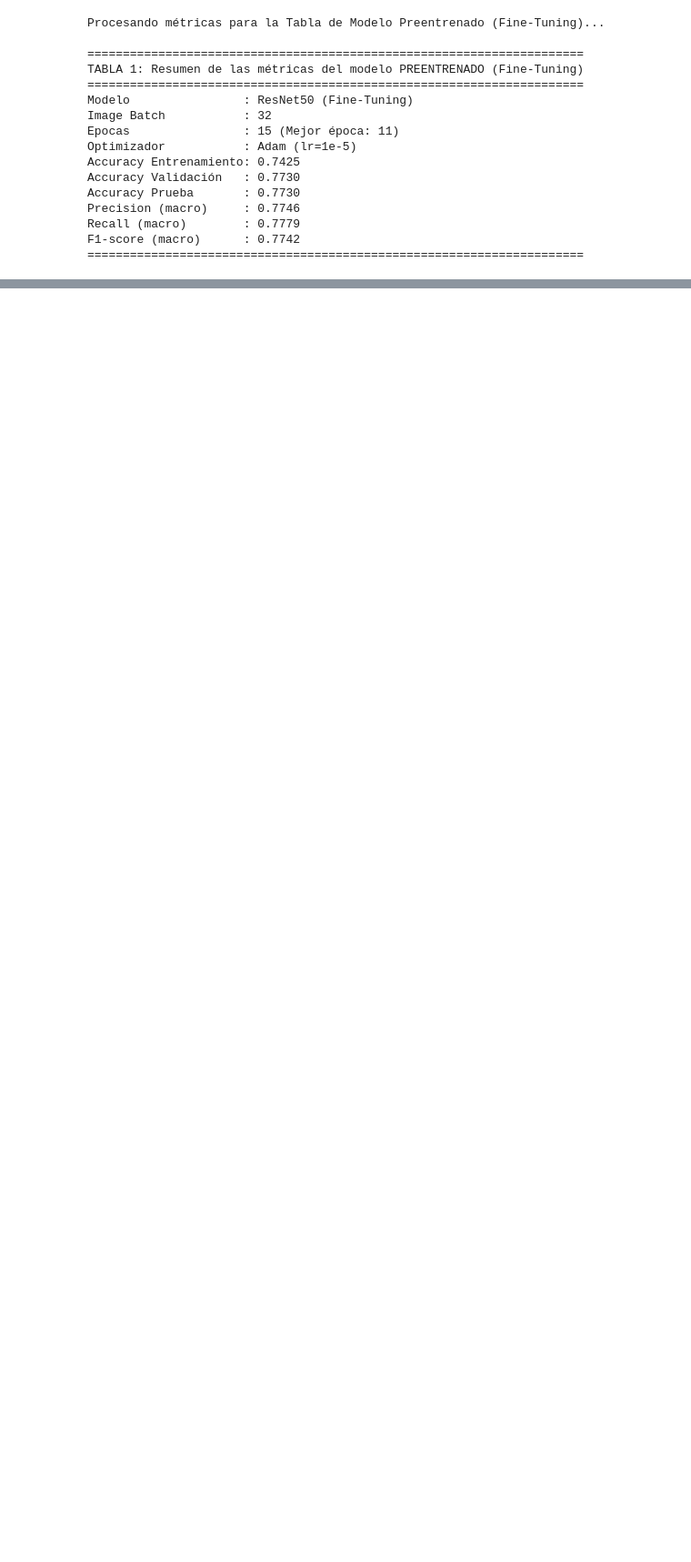
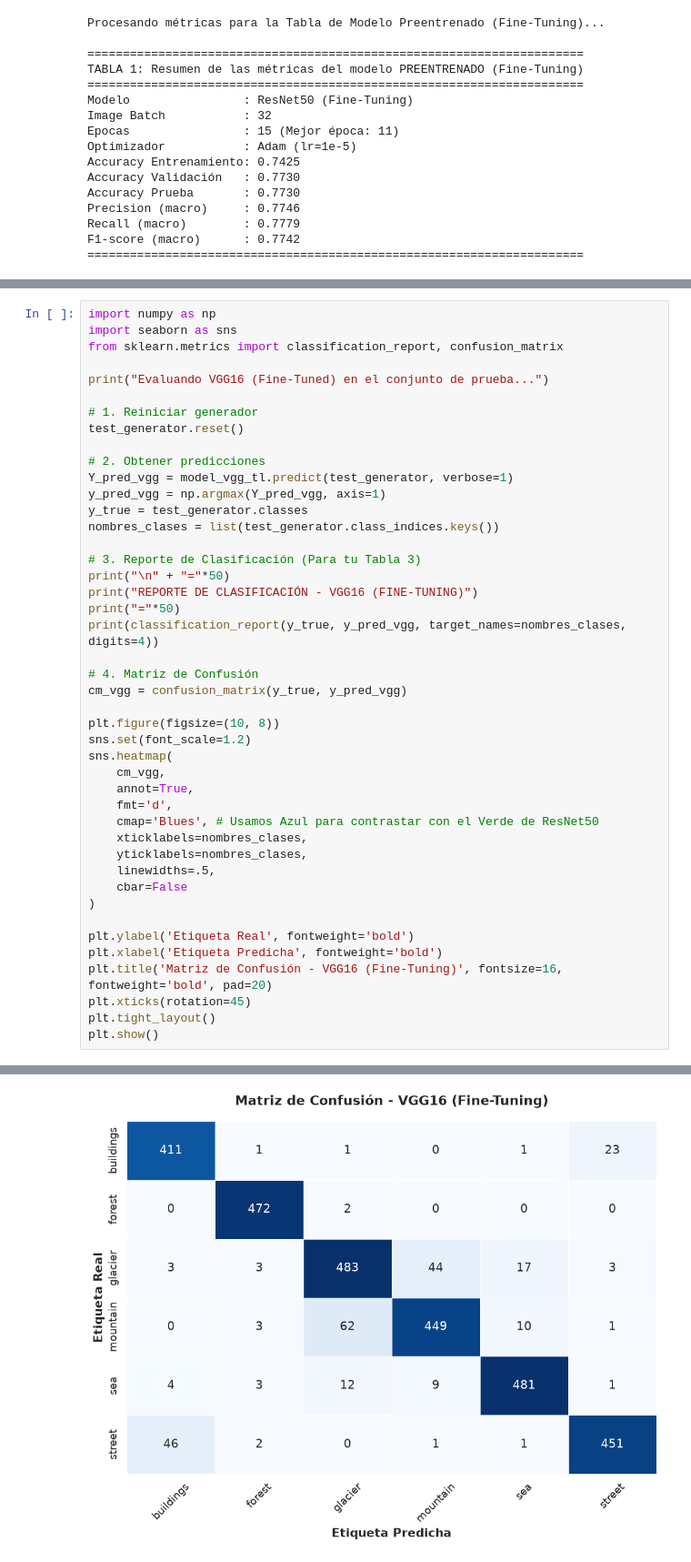
Before and after one commit to CristianOlivera1/training-intel-image, a Jupyter notebook: script.ipynb, the cells around one changed output, grey strips where cells are left out. Shown at 91% size. Cells and saved outputs as stored; diff of their text form; blank space fills up the shorter version.

```diff
--- a/script.ipynb
+++ b/script.ipynb
@@ -1142,0 +979,45 @@ F1-score (macro)      : 0.7742
+# %%
+import numpy as np
+import seaborn as sns
+from sklearn.metrics import classification_report, confusion_matrix
+
+print("Evaluando VGG16 (Fine-Tuned) en el conjunto de prueba...")
+
+# 1. Reiniciar generador
+test_generator.reset()
+
+# 2. Obtener predicciones
+Y_pred_vgg = model_vgg_tl.predict(test_generator, verbose=1)
+y_pred_vgg = np.argmax(Y_pred_vgg, axis=1)
+y_true = test_generator.classes
+nombres_clases = list(test_generator.class_indices.keys())
+
+# 3. Reporte de Clasificación (Para tu Tabla 3)
+print("\n" + "="*50)
+print("REPORTE DE CLASIFICACIÓN - VGG16 (FINE-TUNING)")
+print("="*50)
+print(classification_report(y_true, y_pred_vgg, target_names=nombres_clases, digits=4))
+
+# 4. Matriz de Confusión
+cm_vgg = confusion_matrix(y_true, y_pred_vgg)
+
+plt.figure(figsize=(10, 8))
+sns.set(font_scale=1.2)
+sns.heatmap(
+    cm_vgg,
+    annot=True,
+    fmt='d',
+    cmap='Blues', # Usamos Azul para contrastar con el Verde de ResNet50
+    xticklabels=nombres_clases,
+    yticklabels=nombres_clases,
+    linewidths=.5,
+    cbar=False
+)
+
+plt.ylabel('Etiqueta Real', fontweight='bold')
+plt.xlabel('Etiqueta Predicha', fontweight='bold')
+plt.title('Matriz de Confusión - VGG16 (Fine-Tuning)', fontsize=16, fontweight='bold', pad=20)
+plt.xticks(rotation=45)
+plt.tight_layout()
+plt.show()
+# %% [output]
@@ -1142,0 +1042 @@ F1-score (macro)      : 0.7742
+[figure, added]
```
Also changed, not shown: parts of 62 cells of this notebook, 1 other file.
